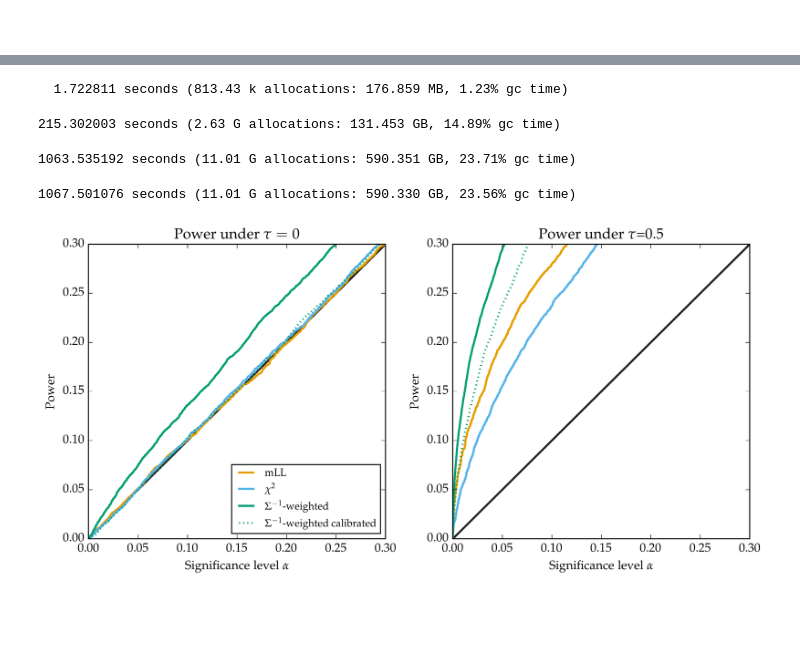
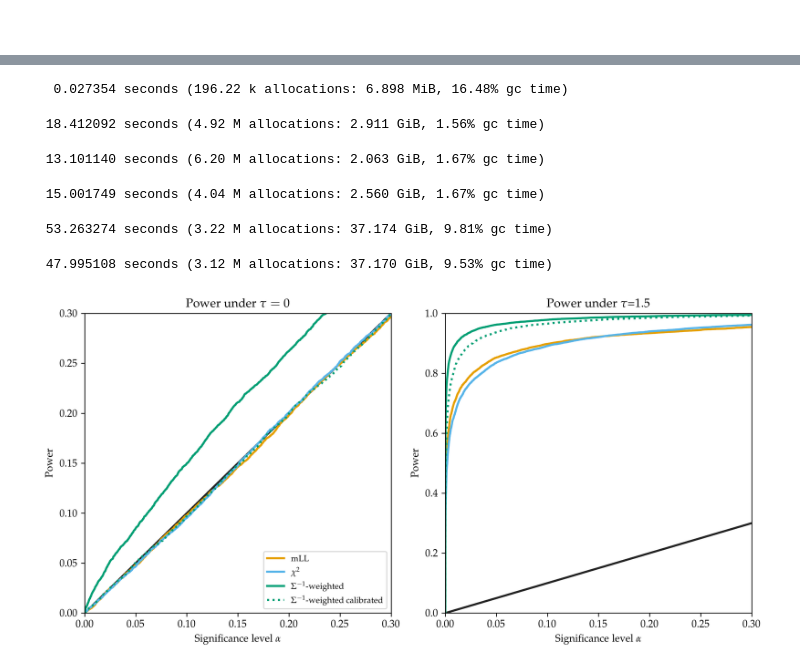
Before and after one commit to gwb/rdd-coverage, a Jupyter notebook: Maxime/notebooks/Mississippi_sharp_null_sims.ipynb, the cells around one changed output, grey strips where cells are left out. Saved outputs shown, nothing was run; the diff lists cells and outputs as text; code cells hidden in the pictures; blank space fills up the shorter version.

```diff
--- a/Maxime/notebooks/Mississippi_sharp_null_sims.ipynb
+++ b/Maxime/notebooks/Mississippi_sharp_null_sims.ipynb
@@ -74,3 +74,5 @@ plt.rc("text", usetex=true)
 plt.rc("font", family="serif")
 plt.rc("font", serif="Palatino")
 ;
+# %%
+geordd_root = "../"
@@ -118,32 +177,44 @@ Distributions.Normal{Float64}(μ=0.0, σ=0.3632372461956376)
+# %%
+predict_f(gp_MS, sentinels; full_cov=true);
+@time predict_f(gp_MS, sentinels; full_cov=false);
+# %% [output]
+  0.027354 seconds (196.22 k allocations: 6.898 MiB, 16.48% gc time)
+# %%
+srand(1)
+@time p_invvar_sims = GeoRDD.nsim_invvar_pval(gp_MS, gp_LA, sentinels, 100000; update_mean=false);
+# %% [output]
+ 18.412092 seconds (4.92 M allocations: 2.911 GiB, 1.56% gc time)
 # %%
-@time mLL_sims = GeoRDD.nsim_logP(gp_MS, gp_LA, 10000; update_mean=false);
+@time mLL_sims = GeoRDD.nsim_logP(gp_MS, gp_LA, 100000; update_mean=false);
 
 mLL_sim_null = [sim[1] for sim in mLL_sims]
 mLL_sim_altv = [sim[2] for sim in mLL_sims]
 ;
 # %% [output]
-  1.722811 seconds (813.43 k allocations: 176.859 MB, 1.23% gc time)
+ 13.101140 seconds (6.20 M allocations: 2.063 GiB, 1.67% gc time)
 # %%
-@time chi_sims_μ = GeoRDD.nsim_chi(gp_MS, gp_LA, sentinels, 10000; update_mean=false);
+@time chi_sims_μ = GeoRDD.nsim_chi(gp_MS, gp_LA, sentinels, 100000; update_mean=false);
 # %% [output]
-215.302003 seconds (2.63 G allocations: 131.453 GB, 14.89% gc time)
+ 15.001749 seconds (4.04 M allocations: 2.560 GiB, 1.67% gc time)
 # %%
-τ=0.5
+τ=1.5
+srand(1)
 @time power_sims = GeoRDD.nsim_power(gp_MS, gp_LA, τ, sentinels,
                   chi_sims_μ, mLL_sim_altv.-mLL_sim_null, p_invvar_sims,
                   10000;
                   update_mean=false
                   );
 # %% [output]
-1063.535192 seconds (11.01 G allocations: 590.351 GB, 23.71% gc time)
+ 53.263274 seconds (3.22 M allocations: 37.174 GiB, 9.81% gc time)
 # %%
+srand(1)
 @time power_sims_null = GeoRDD.nsim_power(gp_MS, gp_LA, 0.0, sentinels,
                   chi_sims_μ, mLL_sim_altv.-mLL_sim_null, p_invvar_sims,
                   10000;
                   update_mean=false
                   );
 # %% [output]
-1067.501076 seconds (11.01 G allocations: 590.330 GB, 23.56% gc time)
+ 47.995108 seconds (3.12 M allocations: 37.170 GiB, 9.53% gc time)
 # %%
 cbbPalette = ["#E69F00", "#56B4E9", "#009E73", "#F0E442", "#0072B2", "#D55E00", "#CC79A7"]
 bins=linspace(0,1.1,1000)
@@ -205,34 +276,34 @@ plt.plot(sort([s[2] for s in power_sims]),
          linewidth=2,
         )
 plt.plot(sort([s[3] for s in power_sims]),
          linspace(0,1,length(power_sims)),
          color=cbbPalette[3],
          label=L"$\Sigma^{-1}$-weighted",
          linewidth=2,
         )
 # bootstrap calibration
 # plt.plot(sort([s[5] for s in power_sims]),
 #          linspace(0,1,length(power_sims)),
 #          color=cbbPalette[3],
 #          linestyle=":",
 #          label=L"$\Sigma^{-1}$-weighted calibrated",
 #          linewidth=2,
 # )
 plt.plot(sort([s[5] for s in power_sims]),
          linspace(0,1,length(power_sims)),
          color=cbbPalette[3],
          linestyle=":",
          label=L"$\Sigma^{-1}$-weighted calibrated",
          linewidth=2,
 )
 plt.xlabel(L"Significance level $\alpha$")
 plt.ylabel("Power")
 # plt.legend(loc="lower right", fontsize="small")
 plt.title(@sprintf("Power under \$\\tau\$=%.1f", τ))
 plt.xlim(0,0.3)
-plt.ylim(0,0.3)
-plt.savefig("figures/power_HT.png")
-plt.savefig("figures/power_HT.pdf")
+plt.ylim(0,1.0)
+plt.savefig(geordd_root*"figures/power_HT.png")
+plt.savefig(geordd_root*"figures/power_HT.pdf")
 ;
 # %% [output]
-[figure, old version]
+[figure, new version]
```
Also changed, not shown: parts of 16 cells of this notebook, 8 other files.
